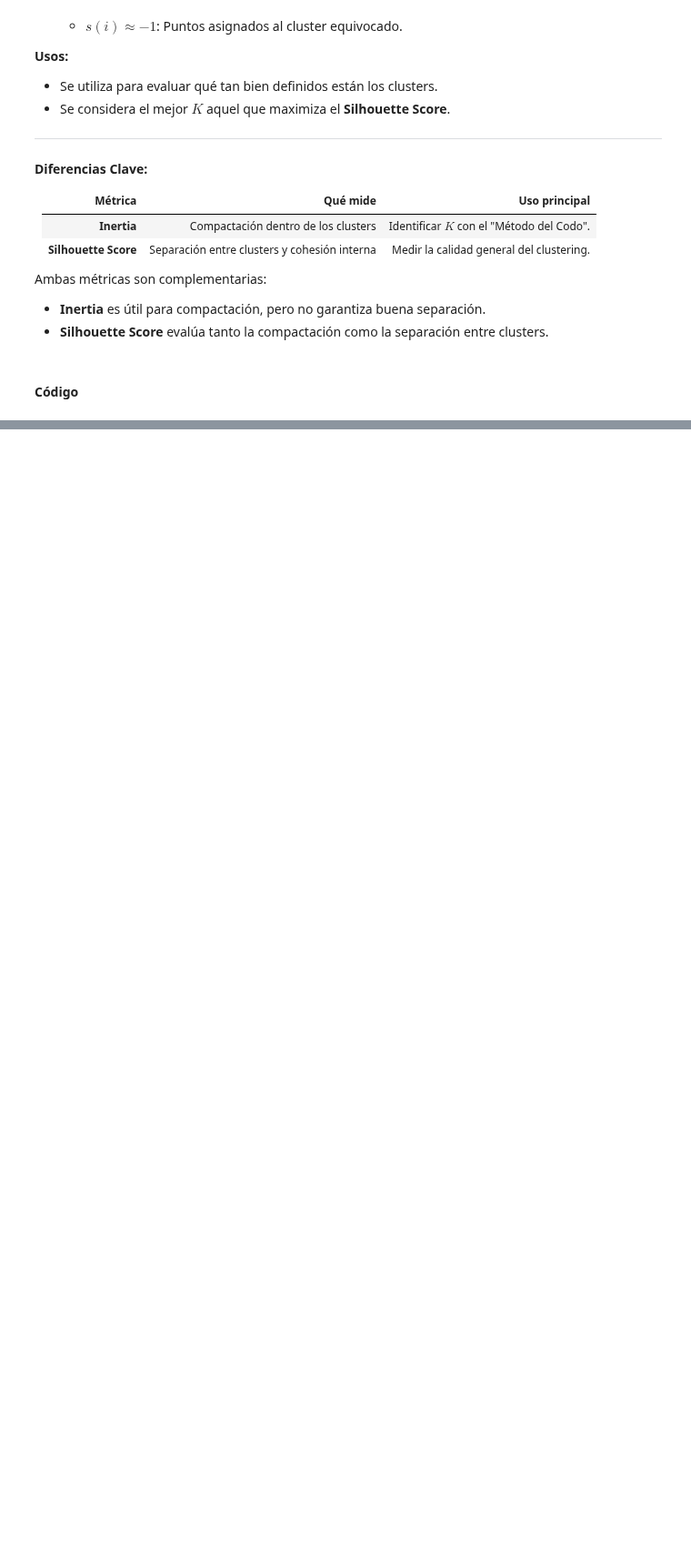
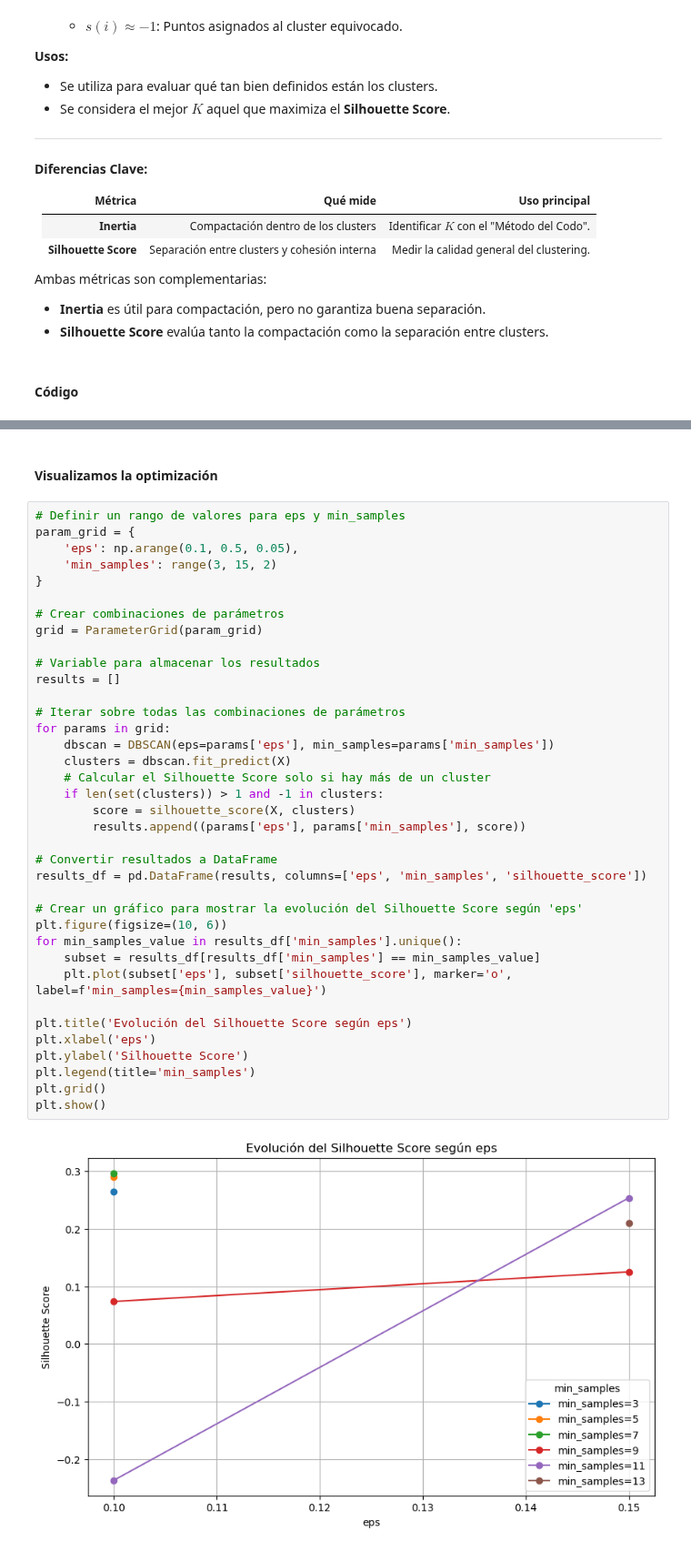
Before and after one commit to iair/mitic-data-science-team-1-septiembre-2024, a Jupyter notebook: mitic-data-science-team-1-septiembre-2024/advance-machine-learning/clases/clase 2 - K-means y DBSCAN.ipynb, the cells around one changed output, grey strips where cells are left out. Shown at 91% size. Saved outputs shown, nothing was run; the diff lists cells and outputs as text; blank space fills up the shorter version.

```diff
--- a/mitic-data-science-team-1-septiembre-2024/advance-machine-learning/clases/clase 2 - K-means y DBSCAN.ipynb
+++ b/mitic-data-science-team-1-septiembre-2024/advance-machine-learning/clases/clase 2 - K-means y DBSCAN.ipynb
@@ -189,0 +263,41 @@ Silhouette Score: 0.71
+# %% [markdown]
+#### Visualizamos la optimización
+# %%
+# Definir un rango de valores para eps y min_samples
+param_grid = {
+    'eps': np.arange(0.1, 0.5, 0.05),
+    'min_samples': range(3, 15, 2)
+}
+
+# Crear combinaciones de parámetros
+grid = ParameterGrid(param_grid)
+
+# Variable para almacenar los resultados
+results = []
+
+# Iterar sobre todas las combinaciones de parámetros
+for params in grid:
+    dbscan = DBSCAN(eps=params['eps'], min_samples=params['min_samples'])
+    clusters = dbscan.fit_predict(X)
+    # Calcular el Silhouette Score solo si hay más de un cluster
+    if len(set(clusters)) > 1 and -1 in clusters:
+        score = silhouette_score(X, clusters)
+        results.append((params['eps'], params['min_samples'], score))
+
+# Convertir resultados a DataFrame
+results_df = pd.DataFrame(results, columns=['eps', 'min_samples', 'silhouette_score'])
+
+# Crear un gráfico para mostrar la evolución del Silhouette Score según 'eps'
+plt.figure(figsize=(10, 6))
+for min_samples_value in results_df['min_samples'].unique():
+    subset = results_df[results_df['min_samples'] == min_samples_value]
+    plt.plot(subset['eps'], subset['silhouette_score'], marker='o', label=f'min_samples={min_samples_value}')
+
+plt.title('Evolución del Silhouette Score según eps')
+plt.xlabel('eps')
+plt.ylabel('Silhouette Score')
+plt.legend(title='min_samples')
+plt.grid()
+plt.show()
+# %% [output]
+[figure, added]
```
Also changed, not shown: parts of 17 cells of this notebook.
